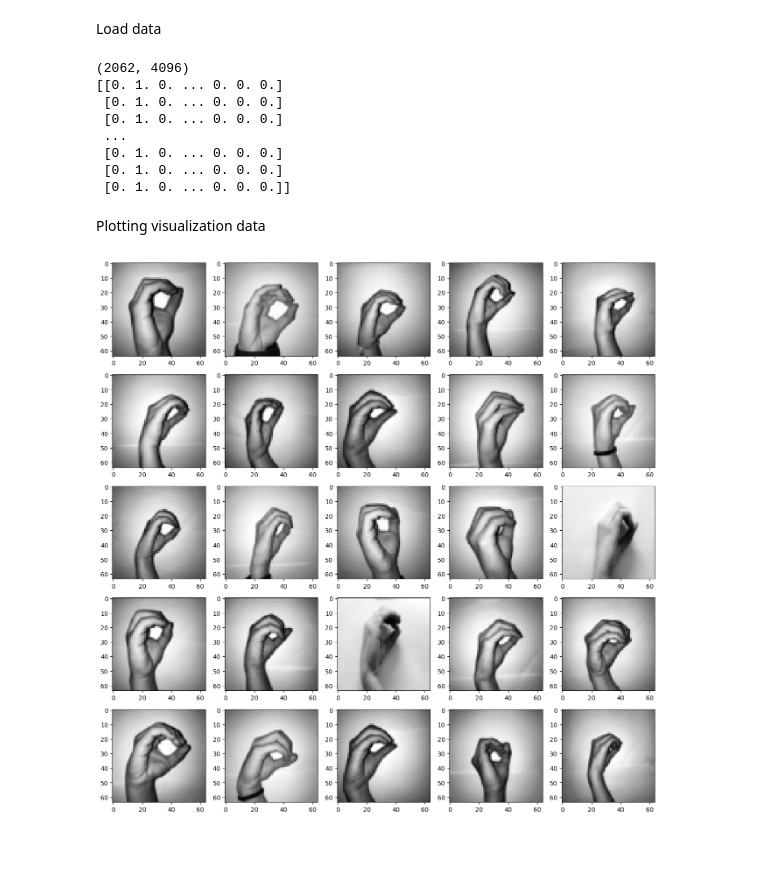
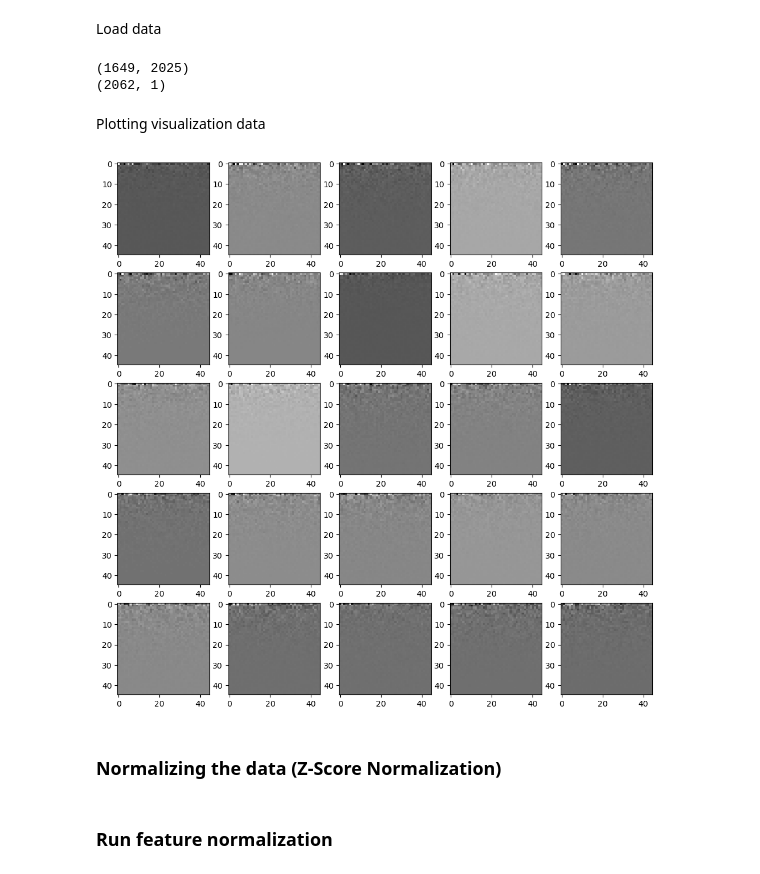
Before and after one commit to bernardofale/FAA, a Jupyter notebook: report1/SL_NN.ipynb, the cells around one changed output. Drawn from its saved outputs; the diff is of its cells as text; code cells hidden in the pictures; blank space fills up the shorter version.

Commit message:
Final model

```diff
--- a/report1/SL_NN.ipynb
+++ b/report1/SL_NN.ipynb
@@ -1,21 +1,51 @@
 # %% [markdown]
 Load data
-# %%
-# Path: SL_NN.ipynb
-import numpy as np
-import matplotlib.pyplot as plt
-
-data_X = np.load('archive-2/Sign-language-digits-dataset/X.npy').ravel().reshape(2062, 4096)
-data_Y = np.load('archive-2/Sign-language-digits-dataset/Y.npy')
-
-print(data_X.shape)
-print(data_Y[204:409, :])
-# %% [output]
-(2062, 4096)
-[[0. 1. 0. ... 0. 0. 0.]
- [0. 1. 0. ... 0. 0. 0.]
- [0. 1. 0. ... 0. 0. 0.]
- ...
- [0. 1. 0. ... 0. 0. 0.]
- [0. 1. 0. ... 0. 0. 0.]
- [0. 1. 0. ... 0. 0. 0.]]
+# %%
+# Path: SL_NN.ipynb
+import numpy as np
+import matplotlib.pyplot as plt
+
+
+X = np.load('archive-2/Sign-language-digits-dataset/X.npy')
+X = X.reshape(X.shape[0], -1)
+Y = np.load('archive-2/Sign-language-digits-dataset/Y.npy')
+x_9 = X[:204]
+
+x_0 = X[204:409]
+
+x_7 = X[409:615]
+
+x_6 = X[615:822]
+
+x_1 = X[822:1028]
+
+x_8 = X[1028:1236]
+
+x_4 = X[1236:1443]
+
+x_3 = X[1443:1649]
+
+x_2 = X[1649:1855]
+
+x_5 = X[1855:]
+
+X = np.concatenate((x_0,x_1,x_2,x_3,x_4,x_5,x_6,x_7,x_8,x_9))
+Y = np.argmax(Y, axis=1).reshape(-1, 1)
+
+from sklearn.decomposition import PCA
+
+pca = PCA(n_components=2025)
+X = pca.fit_transform(X)
+
+from sklearn.model_selection import train_test_split
+
+# Assuming X is your feature matrix and y is your target variable
+# X and y should be NumPy arrays or Pandas DataFrames
+X_train, X_test, y_train, y_test = train_test_split(X, Y, test_size=0.2, random_state=42)
+
+
+print(X_train.shape)
+print(Y.shape)
+# %% [output]
+(1649, 2025)
+(2062, 1)
@@ -22,10 +56,11 @@ print(data_Y[204:409, :])
 # %% [markdown]
 Plotting visualization data
 # %%
-fig, axis = plt.subplots(5,5,figsize=(16,16))
-c = 10
+fig, axis = plt.subplots(5,5,figsize=(12,12))
 for i in range(5):
     for j in range(5):
-        axis[i,j].imshow(data_X[np.random.randint(204,409)  ,:].reshape(64,64), cmap="gray")
+        axis[i,j].imshow(X_train[np.random.randint(0,len(X_train))  ,:].reshape(45,45), cmap="gray")
 # %% [output]
-[figure, old version]
+[figure, new version]
+# %% [markdown]
+### Normalizing the data (Z-Score Normalization)
@@ -31,0 +73,2 @@ for i in range(5):
+# %% [markdown]
+### Run feature normalization
```
Also changed, not shown: parts of 17 cells of this notebook.
